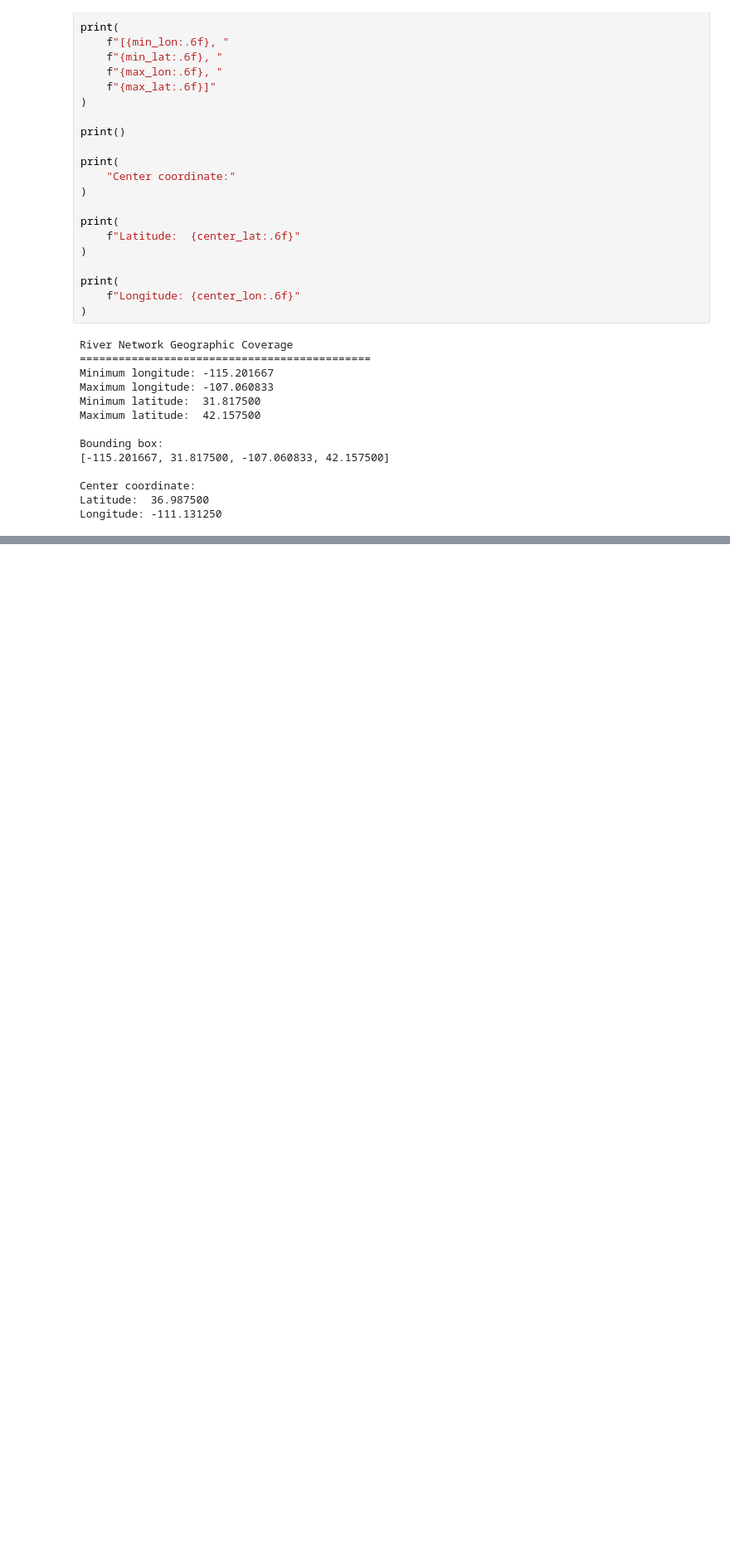
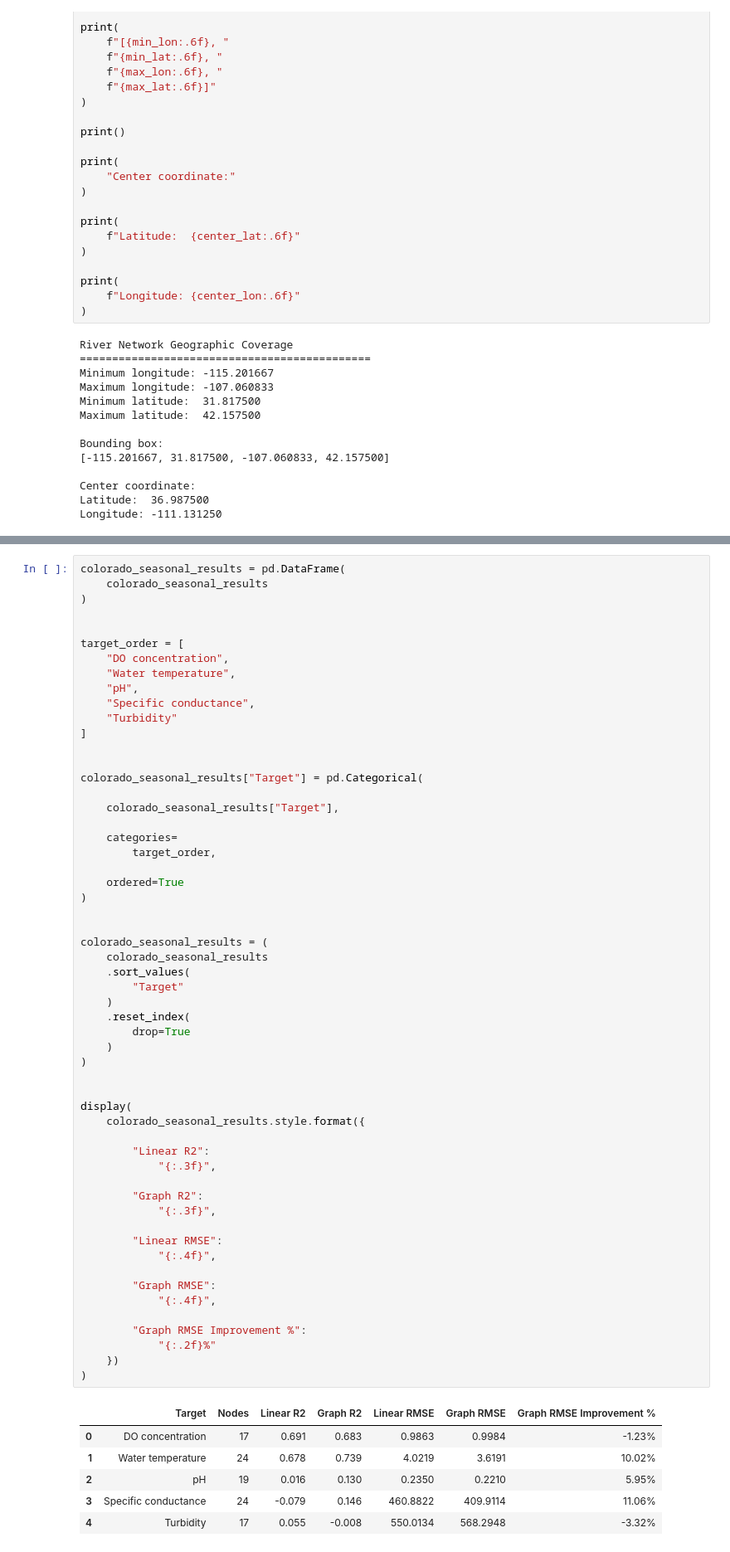
Before and after one commit to andrewc156/rivernets, a Jupyter notebook: largest_uncompressed_laplacian.ipynb, the cells around one changed output, grey strips where cells are left out. Shown at 83% size. Saved outputs shown, nothing was run; the diff lists cells and outputs as text; blank space fills up the shorter version.

```diff
--- a/largest_uncompressed_laplacian.ipynb
+++ b/largest_uncompressed_laplacian.ipynb
@@ -7510,0 +7791,63 @@ Longitude: -111.131250
+# %%
+colorado_seasonal_results = pd.DataFrame(
+    colorado_seasonal_results
+)
+
+
+target_order = [
+    "DO concentration",
+    "Water temperature",
+    "pH",
+    "Specific conductance",
+    "Turbidity"
+]
+
+
+colorado_seasonal_results["Target"] = pd.Categorical(
+
+    colorado_seasonal_results["Target"],
+
+    categories=
+        target_order,
+
+    ordered=True
+)
+
+
+colorado_seasonal_results = (
+    colorado_seasonal_results
+    .sort_values(
+        "Target"
+    )
+    .reset_index(
+        drop=True
+    )
+)
+
+
+display(
+    colorado_seasonal_results.style.format({
+
+        "Linear R2":
+            "{:.3f}",
+
+        "Graph R2":
+            "{:.3f}",
+
+        "Linear RMSE":
+            "{:.4f}",
+
+        "Graph RMSE":
+            "{:.4f}",
+
+        "Graph RMSE Improvement %":
+            "{:.2f}%"
+    })
+)
+# %% [output]
+|  | Target | Nodes | Linear R2 | Graph R2 | Linear RMSE | Graph RMSE | Graph RMSE Improvement % |
+| 0 | DO concentration | 17 | 0.691 | 0.683 | 0.9863 | 0.9984 | -1.23% |
+| 1 | Water temperature | 24 | 0.678 | 0.739 | 4.0219 | 3.6191 | 10.02% |
+| 2 | pH | 19 | 0.016 | 0.130 | 0.2350 | 0.2210 | 5.95% |
+| 3 | Specific conductance | 24 | -0.079 | 0.146 | 460.8822 | 409.9114 | 11.06% |
+| 4 | Turbidity | 17 | 0.055 | -0.008 | 550.0134 | 568.2948 | -3.32% |
```
Also changed, not shown: parts of 7 cells of this notebook.
